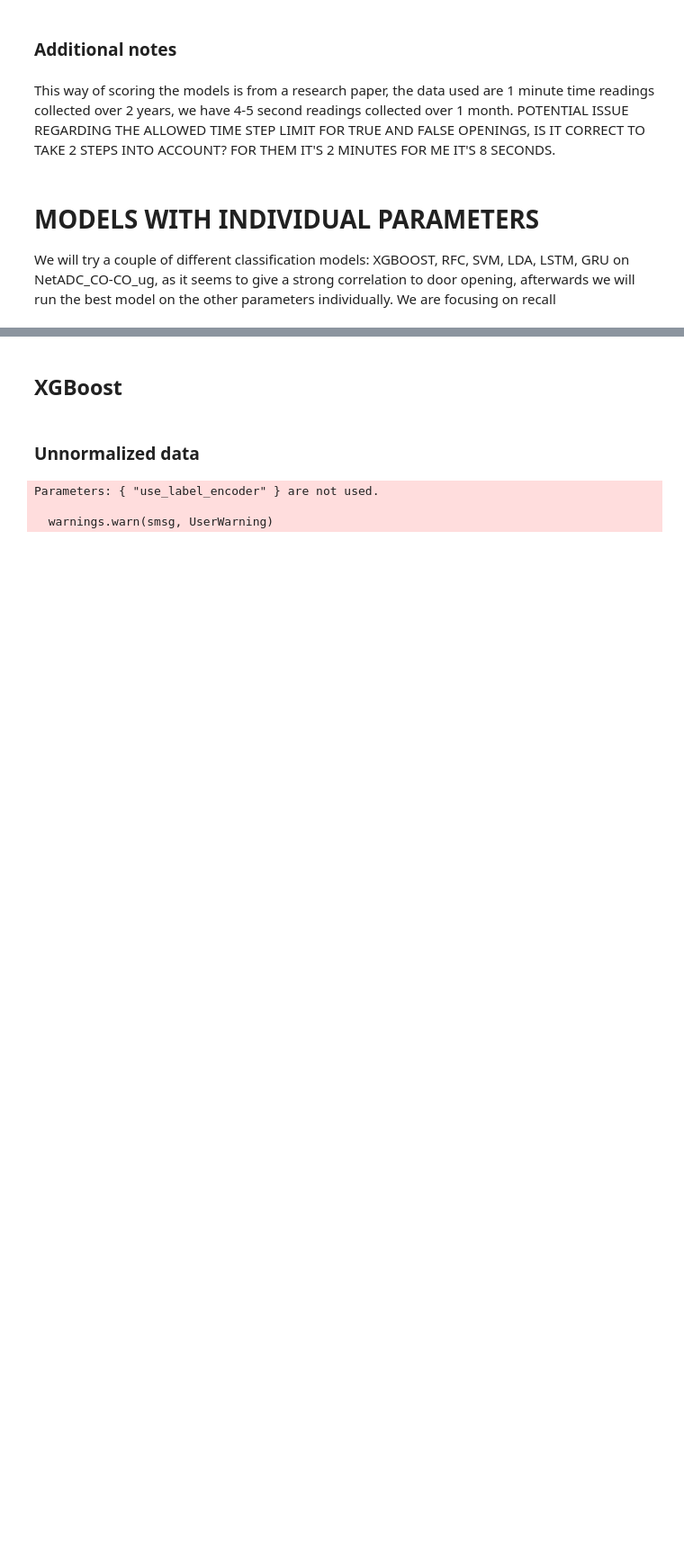
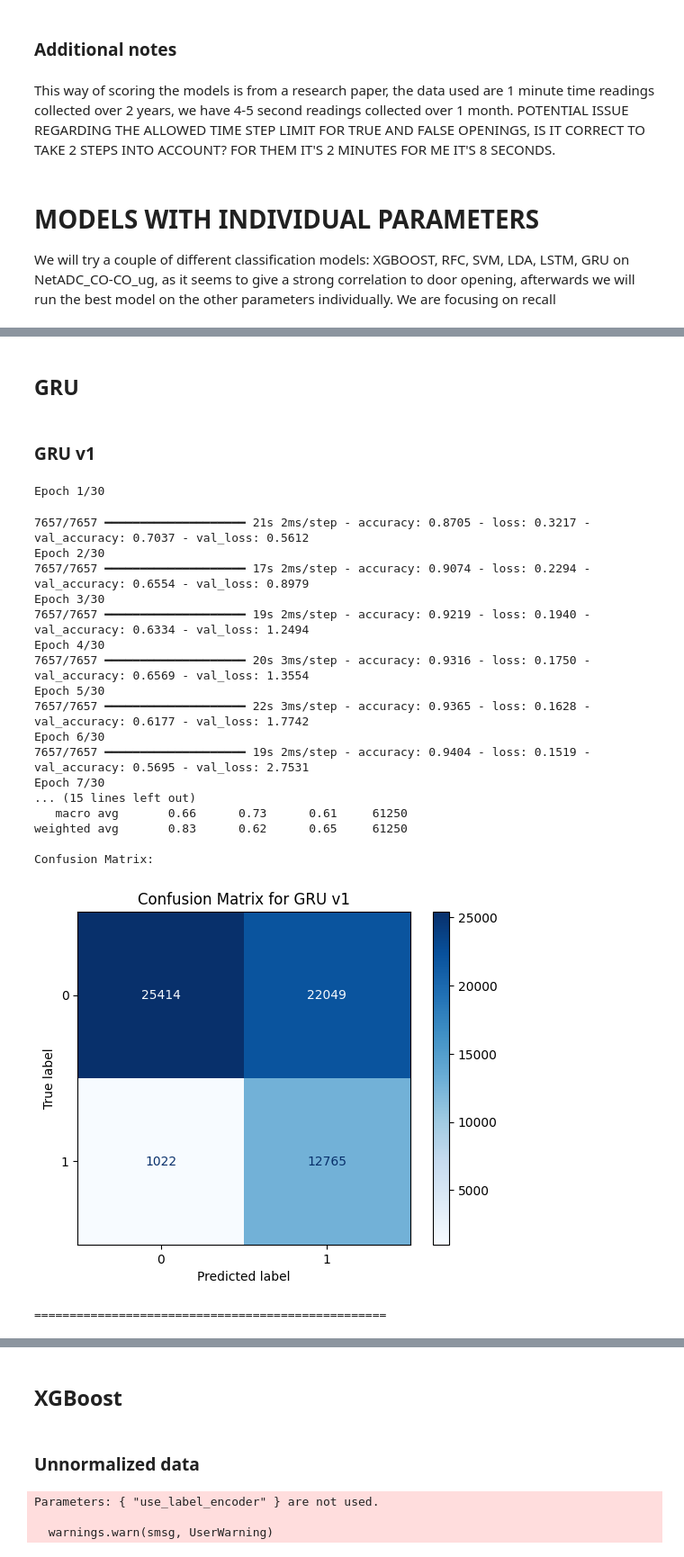
Before and after one commit to jurajtodic/AirQualityDetection, a Jupyter notebook: main.ipynb, the cells around one changed output, grey strips where cells are left out. Shown at 90% size. Cells and saved outputs as stored; diff of their text form; code cells hidden in the pictures; blank space fills up the shorter version.

```diff
--- a/main.ipynb
+++ b/main.ipynb
@@ -648,0 +697,71 @@ def evaluate_model(y_pred, y_test, name):
+# %% [markdown]
+## GRU
+# %% [markdown]
+### GRU v1
+# %%
+import tensorflow as tf
+from tensorflow.keras.models import Sequential
+from tensorflow.keras.layers import GRU, Dense, Dropout
+from tensorflow.keras.callbacks import EarlyStopping
+
+#X = sensor_df_normalized[['NetADC_CO-CO_ug']].values
+y = merged_df[['any_door_open']].values
+X_train, X_test, y_train, y_test = train_test_split(X_pca, y, test_size=0.2, shuffle=False)
+
+X_train = X_train.reshape(X_train.shape[0], 1, X_train.shape[1])
+X_test = X_test.reshape(X_test.shape[0], 1, X_test.shape[1])
+
+# Define the GRU model
+model = Sequential([
+    GRU(64, activation='tanh', return_sequences=False, input_shape=(X_train.shape[1], X_train.shape[2])),
+    Dropout(0.2),
+    Dense(32, activation='relu'),
+    Dropout(0.2),
+    Dense(1, activation='sigmoid')  # For binary classification
+])
+
+early_stopping = EarlyStopping(monitor='val_loss', patience=7, restore_best_weights=True)
+
+# Compile the model
+model.compile(optimizer='adam', loss='binary_crossentropy', metrics=['accuracy'])
+
+# Train the model
+history = model.fit(
+    X_train, y_train,
+    validation_data=(X_test, y_test),
+    epochs=30,
+    batch_size=32,
+    verbose=1,
+    callbacks=[early_stopping]
+)
+
+# Evaluate the model
+test_loss, test_accuracy = model.evaluate(X_test, y_test, verbose=0)
+print(f"Test Loss: {test_loss:.4f}, Test Accuracy: {test_accuracy:.4f}")
+
+# Make predictions
+y_pred_prob = model.predict(X_test)
+y_pred = (y_pred_prob > 0.25).astype(int)  # Convert probabilities to binary predictions
+
+evaluate_model(y_pred, y_test, "GRU v1")
+# %% [output]
+Epoch 1/30
+7657/7657 ━━━━━━━━━━━━━━━━━━━━ 21s 2ms/step - accuracy: 0.8705 - loss: 0.3217 - val_accuracy: 0.7037 - val_loss: 0.5612
+Epoch 2/30
+7657/7657 ━━━━━━━━━━━━━━━━━━━━ 17s 2ms/step - accuracy: 0.9074 - loss: 0.2294 - val_accuracy: 0.6554 - val_loss: 0.8979
+Epoch 3/30
+7657/7657 ━━━━━━━━━━━━━━━━━━━━ 19s 2ms/step - accuracy: 0.9219 - loss: 0.1940 - val_accuracy: 0.6334 - val_loss: 1.2494
+Epoch 4/30
+7657/7657 ━━━━━━━━━━━━━━━━━━━━ 20s 3ms/step - accuracy: 0.9316 - loss: 0.1750 - val_accuracy: 0.6569 - val_loss: 1.3554
+Epoch 5/30
+7657/7657 ━━━━━━━━━━━━━━━━━━━━ 22s 3ms/step - accuracy: 0.9365 - loss: 0.1628 - val_accuracy: 0.6177 - val_loss: 1.7742
+Epoch 6/30
+7657/7657 ━━━━━━━━━━━━━━━━━━━━ 19s 2ms/step - accuracy: 0.9404 - loss: 0.1519 - val_accuracy: 0.5695 - val_loss: 2.7531
+Epoch 7/30
+... (15 lines left out)
+   macro avg       0.66      0.73      0.61     61250
+weighted avg       0.83      0.62      0.65     61250
+
+Confusion Matrix:
+[figure, added]
+==================================================
```
Also changed, not shown: parts of 37 cells of this notebook, 3 other files.
